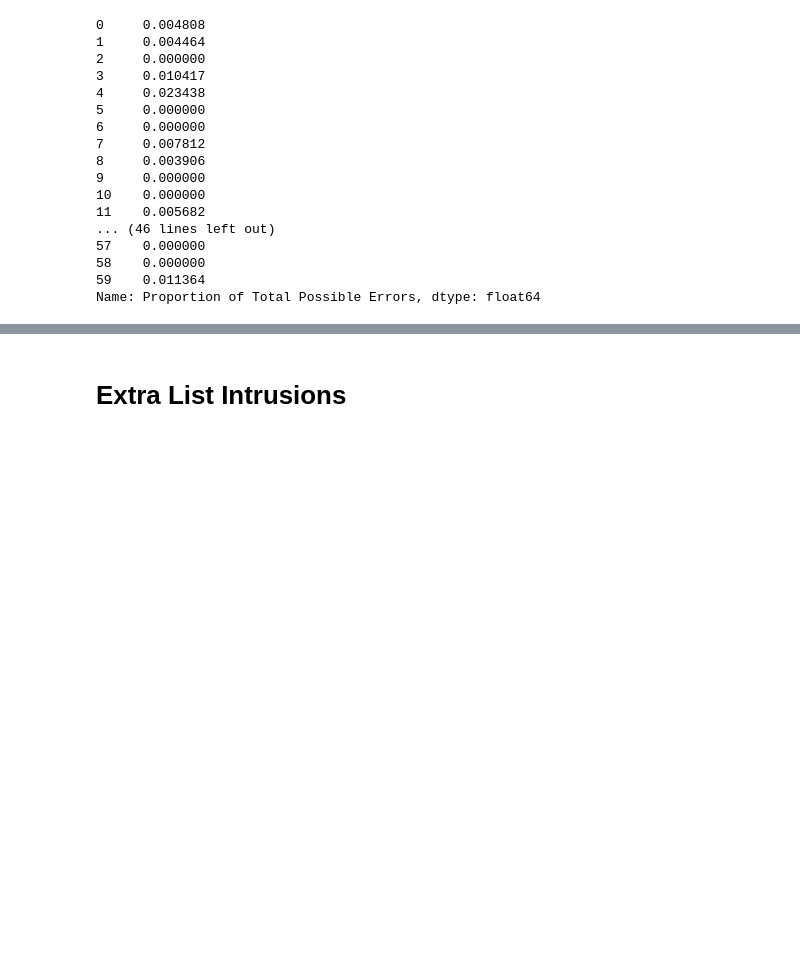
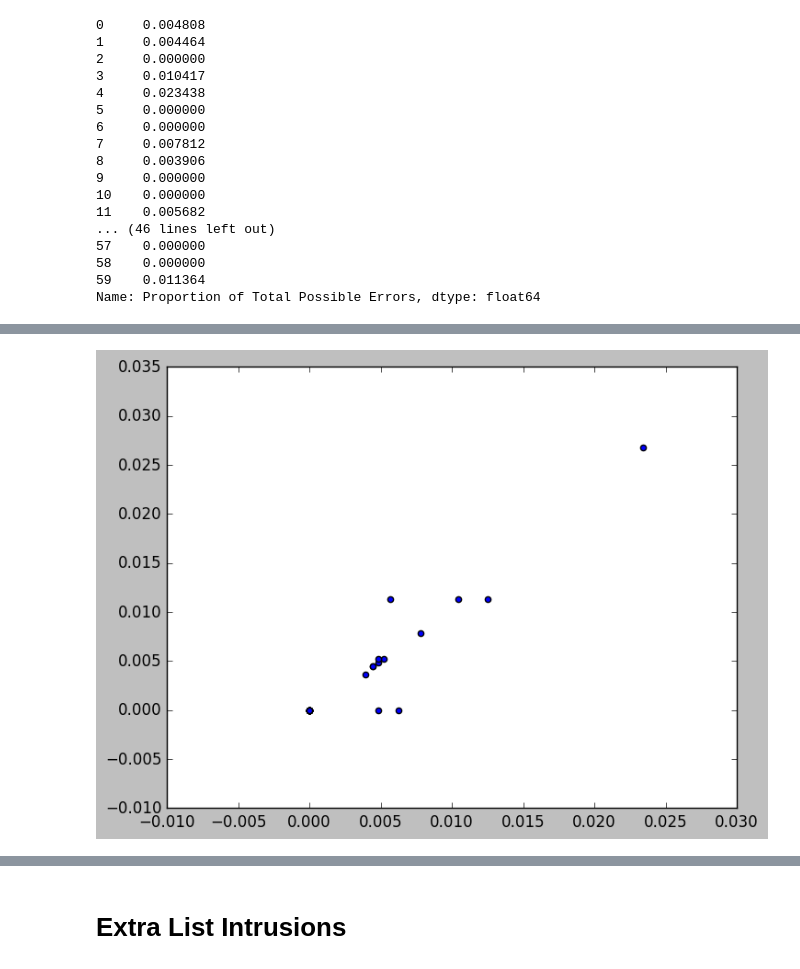
Before and after one commit to ContextLab/AutoFR-analyses, a Jupyter notebook: notebooks/Fig5Fig6_Errors.ipynb, the cells around one changed output, grey strips where cells are left out. Cells and saved outputs as stored; diff of their text form; code cells hidden in the pictures; blank space fills up the shorter version.

```diff
--- a/notebooks/Fig5Fig6_Errors.ipynb
+++ b/notebooks/Fig5Fig6_Errors.ipynb
@@ -411,0 +450,27 @@ plt.show()
+# %%
+df = list_back_dict[lists_back[0]]['df']
+man_prop_errors = df[df['Transcription Type']=='man']['Proportion of Total Possible Errors']
+auto_prop_errors = df[df['Transcription Type']=='auto']['Proportion of Total Possible Errors']
+
+#scatter plot
+#ax.scatter (man_prop_errors, auto_prop_errors, color = 'black', edgecolors = 'black')
+
+# nonzero = []
+
+# for idx,x in enumerate(man_prop_errors):
+#     if x!= 0 and x!=0.0:
+#         print(x, idx)
+
+# print(' ')
+
+# autos = []
+# for idx,x in enumerate(auto_prop_errors):
+#     if x!= 0 and x!=0.0:
+#         print(x, idx)
+
+man_prop_errors
+
+plt.scatter(man_prop_errors, auto_prop_errors)
+plt.show()
+# %% [output]
+[figure, added]
```
Also changed, not shown: parts of 5 cells of this notebook, 1 other file.
